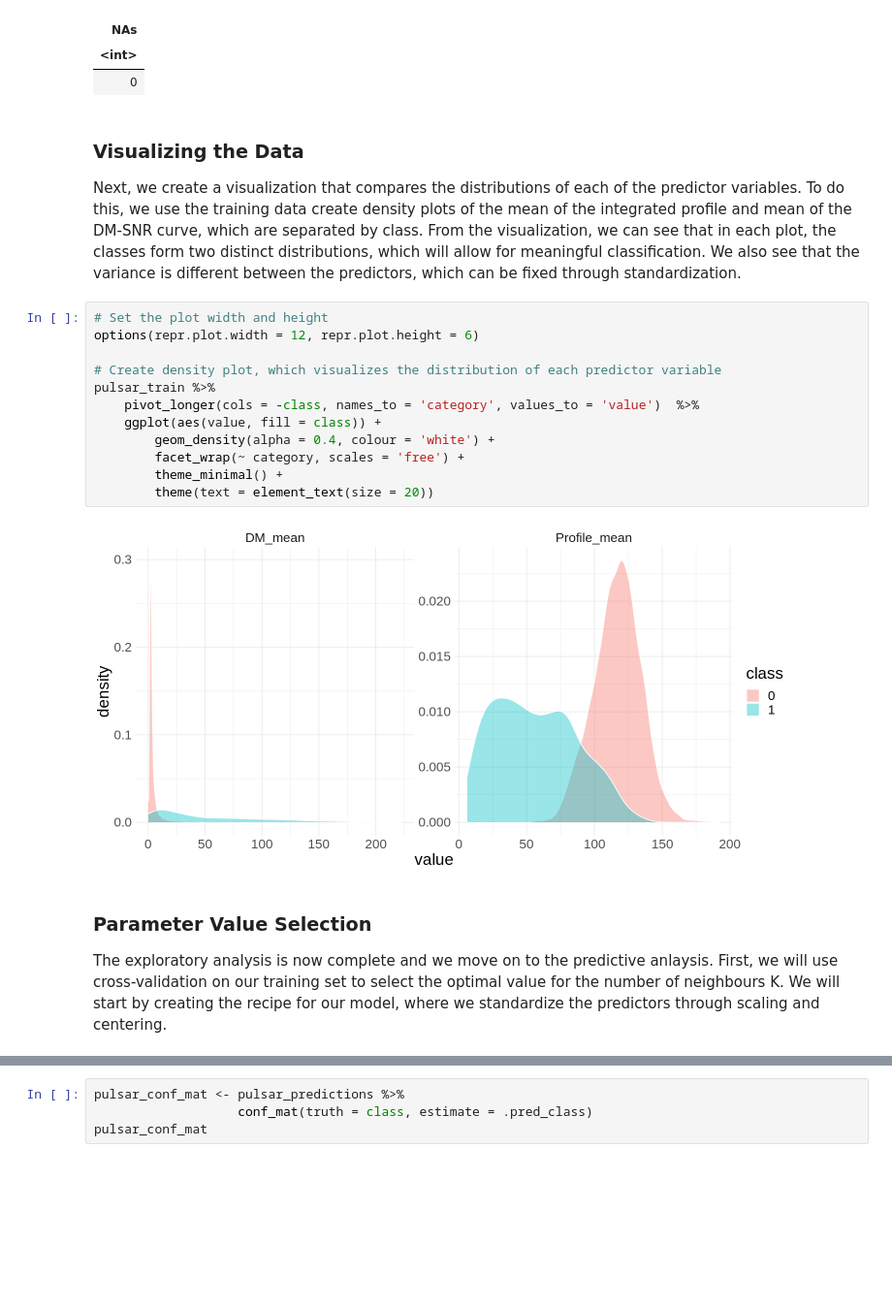
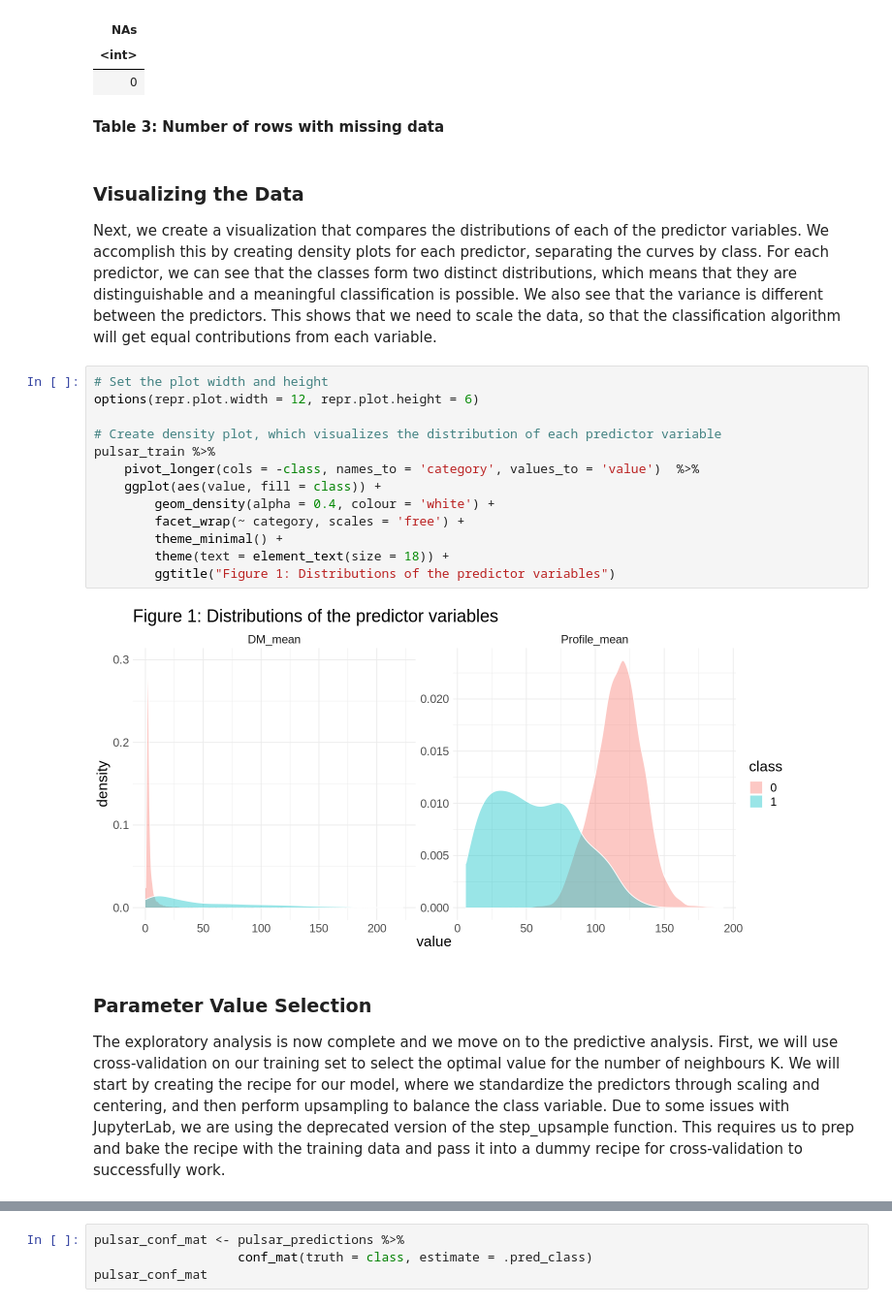
Before and after one commit to jdhushenthen/dsci100_group_project, a Jupyter notebook: group_project_report.ipynb, the cells around one changed output, grey strips where cells are left out. Shown at 97% size. Drawn from its saved outputs; the diff is of its cells as text; blank space fills up the shorter version.

```diff
--- a/group_project_report.ipynb
+++ b/group_project_report.ipynb
@@ -161,24 +131,27 @@ A tibble: 1 × 1
 | NAs |
 | <int> |
 | 0 |
+# %% [markdown]
+**Table 3: Number of rows with missing data**
 # %% [markdown]
 ### Visualizing the Data
-Next, we create a visualization that compares the distributions of each of the predictor variables. To do this, we use the training data create density plots of the mean of the integrated profile and mean of the DM-SNR curve, which are separated by class. From the visualization, we can see that in each plot, the classes form two distinct distributions, which will allow for meaningful classification. We also see that the variance is different between the predictors, which can be fixed through standardization.
+Next, we create a visualization that compares the distributions of each of the predictor variables. We accomplish this by creating density plots for each predictor, separating the curves by class. For each predictor, we can see that the classes form two distinct distributions, which means that they are distinguishable and a meaningful classification is possible. We also see that the variance is different between the predictors. This shows that we need to scale the data, so that the classification algorithm will get equal contributions from each variable.
 # %%
 # Set the plot width and height
 options(repr.plot.width = 12, repr.plot.height = 6)
 
 # Create density plot, which visualizes the distribution of each predictor variable
 pulsar_train %>%
     pivot_longer(cols = -class, names_to = 'category', values_to = 'value')  %>%
     ggplot(aes(value, fill = class)) +
         geom_density(alpha = 0.4, colour = 'white') +
         facet_wrap(~ category, scales = 'free') +
         theme_minimal() +
-        theme(text = element_text(size = 20))
+        theme(text = element_text(size = 18)) +
+        ggtitle("Figure 1: Distributions of the predictor variables")
 # %% [output]
-[figure, old version]
+[figure, new version]
 # %% [markdown]
 ### Parameter Value Selection
-The exploratory analysis is now complete and we move on to the predictive anlaysis. First, we will use cross-validation on our training set to select the optimal value for the number of neighbours K. We will start by creating the recipe for our model, where we standardize the predictors through scaling and centering.
+The exploratory analysis is now complete and we move on to the predictive analysis. First, we will use cross-validation on our training set to select the optimal value for the number of neighbours K. We will start by creating the recipe for our model, where we standardize the predictors through scaling and centering, and then perform upsampling to balance the class variable. Due to some issues with JupyterLab, we are using the deprecated version of the step_upsample function. This requires us to prep and bake the recipe with the training data and pass it into a dummy recipe for cross-validation to successfully work.
 # %%
```
Also changed, not shown: parts of 37 cells of this notebook.
